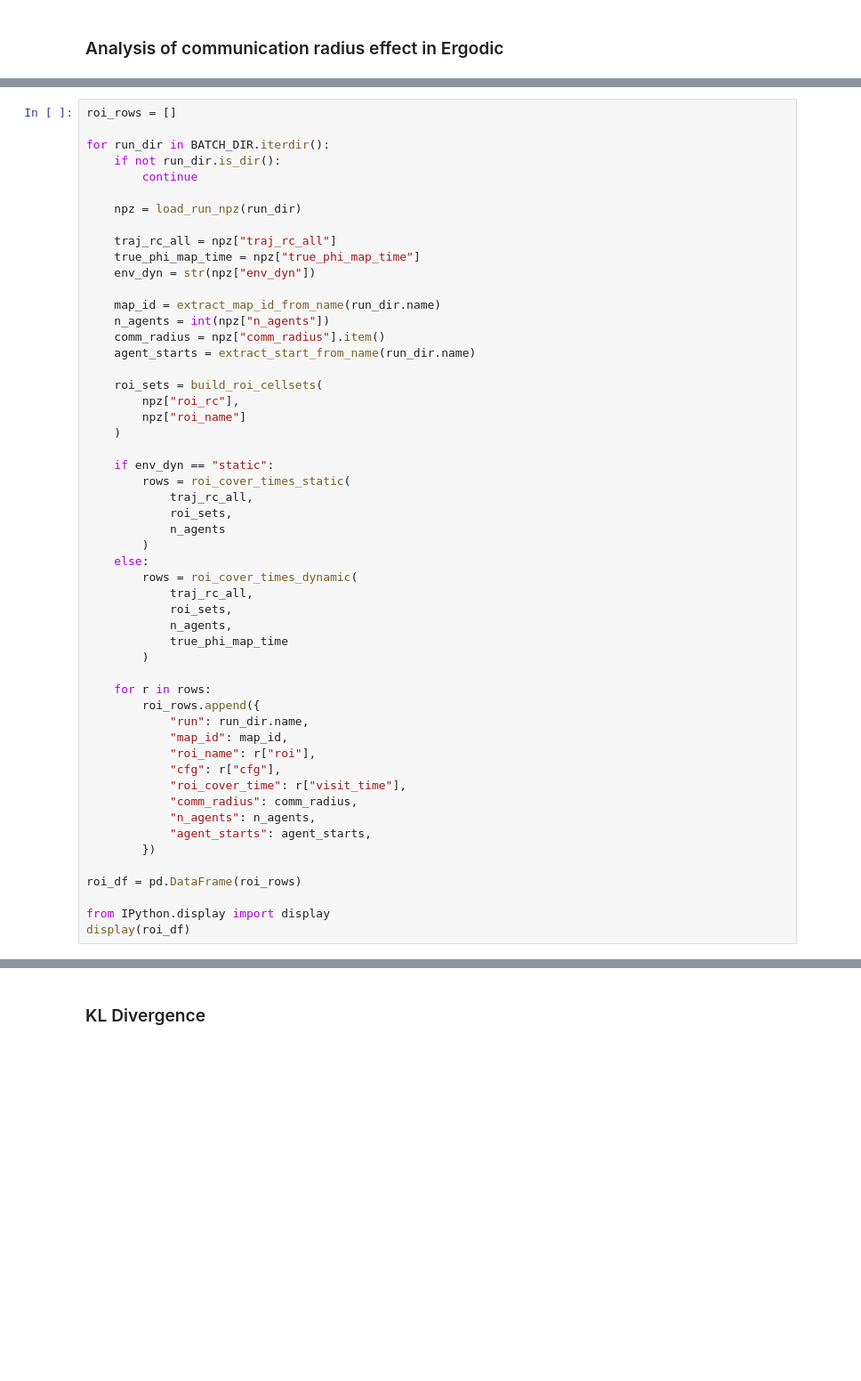
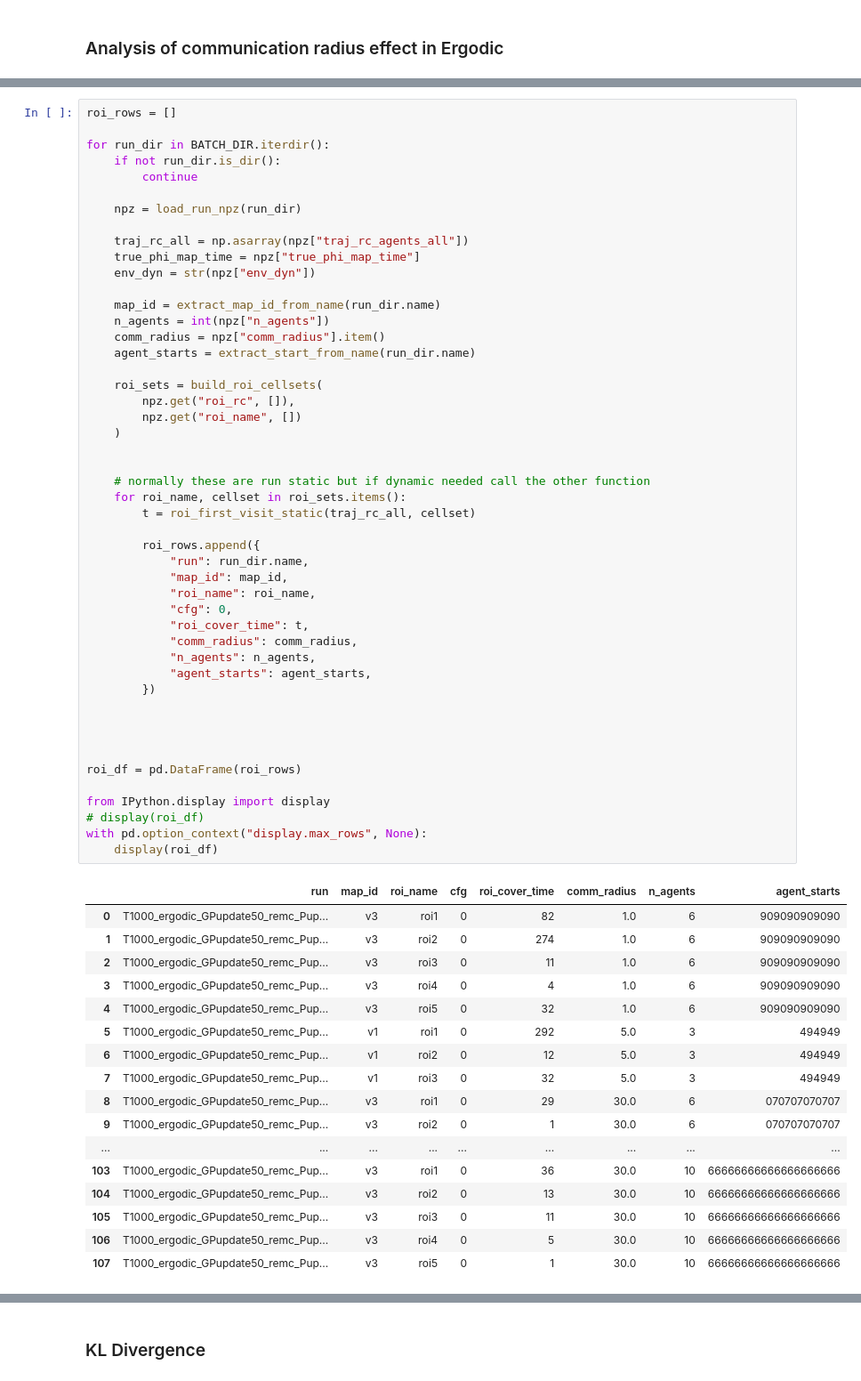
Before and after one commit to sastry-group/MAES, a Jupyter notebook: viz/plot_multiple_methods.ipynb, the cells around one changed output, grey strips where cells are left out. Shown at 89% size. Saved outputs shown, nothing was run; the diff lists cells and outputs as text; blank space fills up the shorter version.

```diff
--- a/viz/plot_multiple_methods.ipynb
+++ b/viz/plot_multiple_methods.ipynb
@@ -635,54 +543,67 @@ roi_rows = []
 
 for run_dir in BATCH_DIR.iterdir():
     if not run_dir.is_dir():
         continue
 
     npz = load_run_npz(run_dir)
 
-    traj_rc_all = npz["traj_rc_all"]
+    traj_rc_all = np.asarray(npz["traj_rc_agents_all"])
     true_phi_map_time = npz["true_phi_map_time"]
     env_dyn = str(npz["env_dyn"])
 
     map_id = extract_map_id_from_name(run_dir.name)
     n_agents = int(npz["n_agents"])
     comm_radius = npz["comm_radius"].item()
     agent_starts = extract_start_from_name(run_dir.name)
 
     roi_sets = build_roi_cellsets(
-        npz["roi_rc"],
-        npz["roi_name"]
+        npz.get("roi_rc", []),
+        npz.get("roi_name", [])
     )
 
-    if env_dyn == "static":
-        rows = roi_cover_times_static(
-            traj_rc_all,
-            roi_sets,
-            n_agents
-        )
-    else:
-        rows = roi_cover_times_dynamic(
-            traj_rc_all,
-            roi_sets,
-            n_agents,
-            true_phi_map_time
-        )
 
-    for r in rows:
+    # normally these are run static but if dynamic needed call the other function
+    for roi_name, cellset in roi_sets.items():
+        t = roi_first_visit_static(traj_rc_all, cellset)
+
         roi_rows.append({
             "run": run_dir.name,
             "map_id": map_id,
-            "roi_name": r["roi"],
-            "cfg": r["cfg"],
-            "roi_cover_time": r["visit_time"],
+            "roi_name": roi_name,
+            "cfg": 0,
+            "roi_cover_time": t,
             "comm_radius": comm_radius,
             "n_agents": n_agents,
             "agent_starts": agent_starts,
         })
 
+
+
+
 roi_df = pd.DataFrame(roi_rows)
 
 from IPython.display import display
-display(roi_df)
+# display(roi_df)
+with pd.option_context("display.max_rows", None):
+    display(roi_df)
+# %% [output]
+|  | run | map_id | roi_name | cfg | roi_cover_time | comm_radius | n_agents | agent_starts |
+| 0 | T1000_ergodic_GPupdate50_remc_Pup... | v3 | roi1 | 0 | 82 | 1.0 | 6 | 909090909090 |
+| 1 | T1000_ergodic_GPupdate50_remc_Pup... | v3 | roi2 | 0 | 274 | 1.0 | 6 | 909090909090 |
+| 2 | T1000_ergodic_GPupdate50_remc_Pup... | v3 | roi3 | 0 | 11 | 1.0 | 6 | 909090909090 |
+| 3 | T1000_ergodic_GPupdate50_remc_Pup... | v3 | roi4 | 0 | 4 | 1.0 | 6 | 909090909090 |
+| 4 | T1000_ergodic_GPupdate50_remc_Pup... | v3 | roi5 | 0 | 32 | 1.0 | 6 | 909090909090 |
+| 5 | T1000_ergodic_GPupdate50_remc_Pup... | v1 | roi1 | 0 | 292 | 5.0 | 3 | 494949 |
+| 6 | T1000_ergodic_GPupdate50_remc_Pup... | v1 | roi2 | 0 | 12 | 5.0 | 3 | 494949 |
+| 7 | T1000_ergodic_GPupdate50_remc_Pup... | v1 | roi3 | 0 | 32 | 5.0 | 3 | 494949 |
+| 8 | T1000_ergodic_GPupdate50_remc_Pup... | v3 | roi1 | 0 | 29 | 30.0 | 6 | 070707070707 |
+| 9 | T1000_ergodic_GPupdate50_remc_Pup... | v3 | roi2 | 0 | 1 | 30.0 | 6 | 070707070707 |
+| ... | ... | ... | ... | ... | ... | ... | ... | ... |
+| 103 | T1000_ergodic_GPupdate50_remc_Pup... | v3 | roi1 | 0 | 36 | 30.0 | 10 | 66666666666666666666 |
+| 104 | T1000_ergodic_GPupdate50_remc_Pup... | v3 | roi2 | 0 | 13 | 30.0 | 10 | 66666666666666666666 |
+| 105 | T1000_ergodic_GPupdate50_remc_Pup... | v3 | roi3 | 0 | 11 | 30.0 | 10 | 66666666666666666666 |
+| 106 | T1000_ergodic_GPupdate50_remc_Pup... | v3 | roi4 | 0 | 5 | 30.0 | 10 | 66666666666666666666 |
+| 107 | T1000_ergodic_GPupdate50_remc_Pup... | v3 | roi5 | 0 | 1 | 30.0 | 10 | 66666666666666666666 |
 # %%
 
 # roi_summary = (
```
Also changed, not shown: parts of 12 cells of this notebook, 5 other files.
